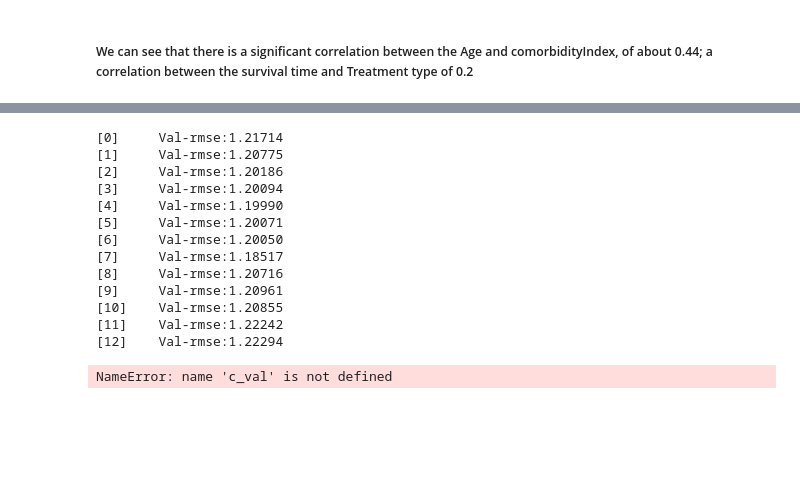
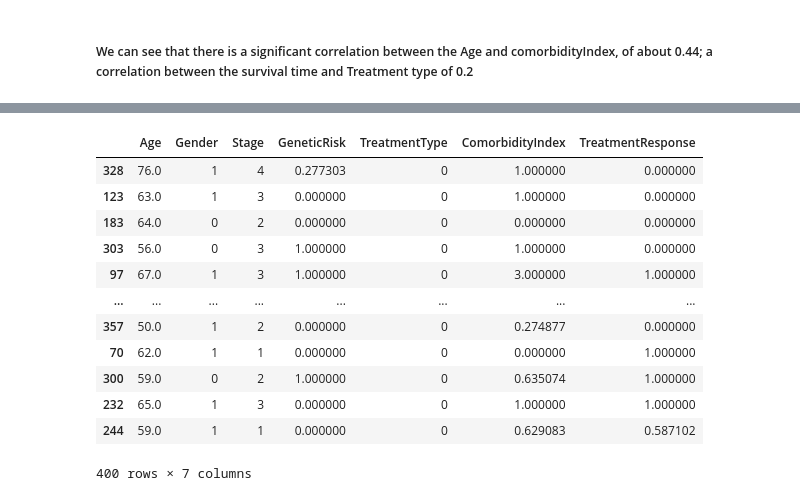
Before and after one commit to Joao1531/AA_P2, a Jupyter notebook: Melanoma_Prediction.ipynb, the cells around one changed output, grey strips where cells are left out. Saved outputs shown, nothing was run; the diff lists cells and outputs as text; code cells hidden in the pictures; blank space fills up the shorter version.

Commit message:
testar varios modelos, preciso fazer pipeline

```diff
--- a/Melanoma_Prediction.ipynb
+++ b/Melanoma_Prediction.ipynb
@@ -57,19 +71,49 @@ print(df.isnull().sum())
 # %%
 iterative_imputer = IterativeImputer()
-knn_imputer = KNNImputer()
+knn_imputer = KNNImputer(n_neighbors=5)
+SimpleImputer_mode = SimpleImputer(strategy='mean')
 
-df_iterative = df.copy()
+
+#Shuffle the data before
+
+
+df_iterative = df.copy().sample(frac=1)
 df_iterative.iloc[:, :] = iterative_imputer.fit_transform(df)
-df_knn = df.copy()
+
+df_knn = df.copy().sample(frac=1)
 df_knn.iloc[:, :] = knn_imputer.fit_transform(df)
+
+df_simple = df.copy().sample(frac=1)
+df_simple.iloc[:, :] = SimpleImputer_mode.fit_transform(df)
 # %%
-X_iterative = df_iterative.drop(columns=['SurvivalTime', 'Censored'])
-y_iterative = df_iterative[['SurvivalTime']]
-#Values of censured
-censored_iterative = df_iterative['Censored'].values
+X_iterative = df_iterative.iloc[:, :].drop(['Unnamed: 0', 'SurvivalTime', 'Censored'], axis=1)
+y_iterative = df_iterative.iloc[:, :]['SurvivalTime']
+censored_iterative = df_iterative.iloc[:, :]['Censored']
 
 
-X_knn = df_knn.drop(columns=['SurvivalTime', 'Censored'])
-y_knn = df_knn[['SurvivalTime']]
-censored_knn = df_knn[['Censored']].values
+
+X_knn = df_knn.iloc[:, :].drop(['Unnamed: 0','SurvivalTime', 'Censored'], axis=1)
+y_knn = df_knn.iloc[:, :]['SurvivalTime']
+censored_knn = df_knn.iloc[:, :]['Censored']
+
+X_simple = df_simple.iloc[:, :].drop(['Unnamed: 0','SurvivalTime', 'Censored'], axis=1)
+y_simple = df_simple.iloc[:, :]['SurvivalTime']
+censored_simple = df_simple.iloc[:, :]['Censored']
+
+
+X_iterative
+# %% [output]
+|  | Age | Gender | Stage | GeneticRisk | TreatmentType | ComorbidityIndex | TreatmentResponse |
+| 328 | 76.0 | 1 | 4 | 0.277303 | 0 | 1.000000 | 0.000000 |
+| 123 | 63.0 | 1 | 3 | 0.000000 | 0 | 1.000000 | 0.000000 |
+| 183 | 64.0 | 0 | 2 | 0.000000 | 0 | 0.000000 | 0.000000 |
+| 303 | 56.0 | 0 | 3 | 1.000000 | 0 | 1.000000 | 0.000000 |
+| 97 | 67.0 | 1 | 3 | 1.000000 | 0 | 3.000000 | 1.000000 |
+| ... | ... | ... | ... | ... | ... | ... | ... |
+| 357 | 50.0 | 1 | 2 | 0.000000 | 0 | 0.274877 | 0.000000 |
+| 70 | 62.0 | 1 | 1 | 0.000000 | 0 | 0.000000 | 1.000000 |
+| 300 | 59.0 | 0 | 2 | 1.000000 | 0 | 0.635074 | 1.000000 |
+| 232 | 65.0 | 1 | 3 | 0.000000 | 0 | 1.000000 | 1.000000 |
+| 244 | 59.0 | 1 | 1 | 0.000000 | 0 | 0.629083 | 0.587102 |
+400 rows × 7 columns
 # %%
@@ -90,24 +120,0 @@ params = {
-# %%
-
-bst = xgb.train(params, dtrain, num_boost_round=999, evals=[(dval, "Val")], early_stopping_rounds=5)
-# Predict on validation set
-y_val_pred = bst.predict(dval)
-
-# Evaluate the model
-validation_cMSE = auxMethods.cMSE(y_val_pred, y_val, c_val)
-print(f'Validation cMSE: {validation_cMSE}')
-# %% [output]
-[0]     Val-rmse:1.21714
-[1]     Val-rmse:1.20775
-[2]     Val-rmse:1.20186
-[3]     Val-rmse:1.20094
-[4]     Val-rmse:1.19990
-[5]     Val-rmse:1.20071
-[6]     Val-rmse:1.20050
-[7]     Val-rmse:1.18517
-[8]     Val-rmse:1.20716
-[9]     Val-rmse:1.20961
-[10]    Val-rmse:1.20855
-[11]    Val-rmse:1.22242
-[12]    Val-rmse:1.22294
-NameError: name 'c_val' is not defined
```
Also changed, not shown: parts of 9 cells of this notebook, 5 other files.
